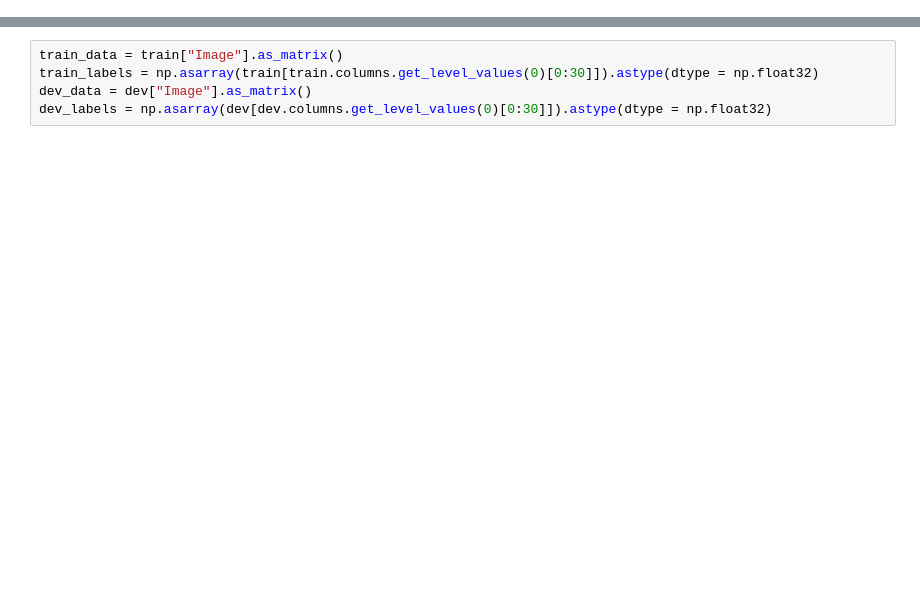
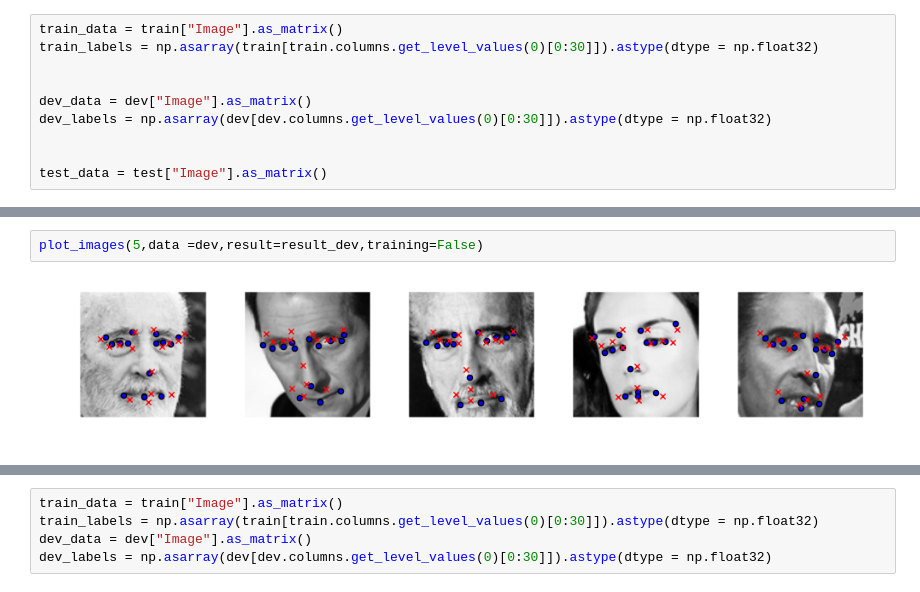
Before and after one commit to vyas85/facial-keypoints-detection, a Jupyter notebook: Facial Keypoints Detection.ipynb, the cells around one changed output, grey strips where cells are left out. Cells and saved outputs as stored; diff of their text form; blank space fills up the shorter version.

```diff
--- a/Facial Keypoints Detection.ipynb
+++ b/Facial Keypoints Detection.ipynb
@@ -56,0 +71,10 @@ plot_images(5)
+# %%
+train_data = train["Image"].as_matrix()
+train_labels = np.asarray(train[train.columns.get_level_values(0)[0:30]]).astype(dtype = np.float32)
+
+
+dev_data = dev["Image"].as_matrix()
+dev_labels = np.asarray(dev[dev.columns.get_level_values(0)[0:30]]).astype(dtype = np.float32)
+
+
+test_data = test["Image"].as_matrix()
@@ -56,0 +458,4 @@ plot_images(5)
+# %%
+plot_images(5,data =dev,result=result_dev,training=False)
+# %% [output]
+[figure, added]
```
Also changed, not shown: parts of 38 cells of this notebook, 1 other file.
